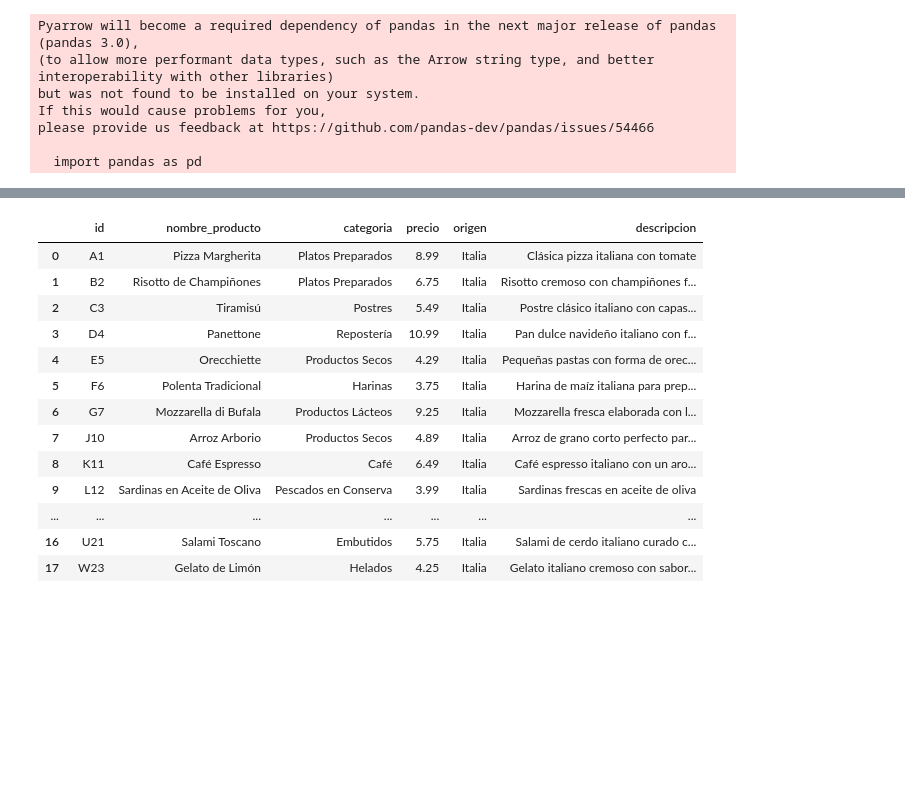
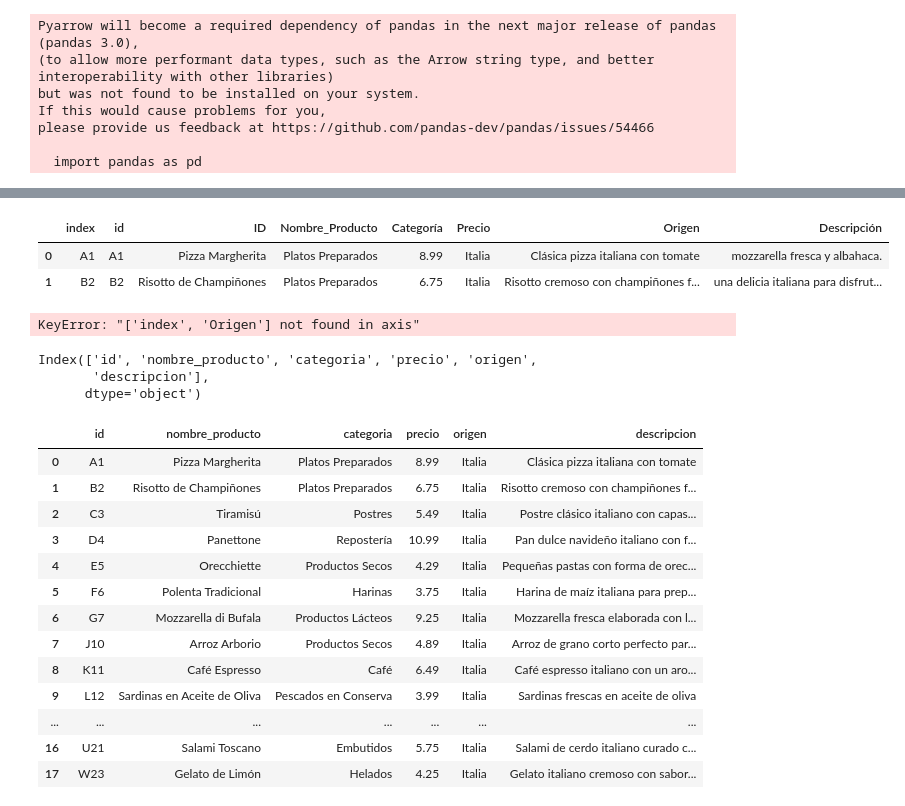
Before and after one commit to Dondiz/PromoG-Modulo3-Sprint2-Pair-Isa_Nerea, a Jupyter notebook: ETL I/lectura-info.ipynb, the cells around one changed output, grey strips where cells are left out. Drawn from its saved outputs; the diff is of its cells as text; code cells hidden in the pictures; blank space fills up the shorter version.

```diff
--- a/ETL I/lectura-info.ipynb
+++ b/ETL I/lectura-info.ipynb
@@ -45,0 +29,8 @@ productos.head()
+# %%
+productos.insert(0, 'id', productos.index)
+# %%
+productos.reset_index(inplace=True)
+# %% [output]
+|  | index | id | ID | Nombre_Producto | Categoría | Precio | Origen | Descripción |
+| 0 | A1 | A1 | Pizza Margherita | Platos Preparados | 8.99 | Italia | Clásica pizza italiana con tomate | mozzarella fresca y albahaca. |
+| 1 | B2 | B2 | Risotto de Champiñones | Platos Preparados | 6.75 | Italia | Risotto cremoso con champiñones f... | una delicia italiana para disfrut... |
@@ -45,0 +40,4 @@ productos.head()
+# %%
+productos.drop(columns=['index', 'Origen'], axis=1, inplace=True)
+# %% [output]
+KeyError: "['index', 'Origen'] not found in axis"
@@ -46,3 +46,9 @@ productos.head()
+# %%
+productos.columns
+# %% [output]
+Index(['id', 'nombre_producto', 'categoria', 'precio', 'origen',
+       'descripcion'],
+      dtype='object')
 # %%
 productos2 = pd.DataFrame({'id' : id_productos, 'nombre_producto': list(productos['ID']), 'categoria': list(productos['Nombre_Producto']), 'precio': list(productos['Categoría']), 'origen': list(productos['Precio']), 'descripcion': list(productos['Origen'])})
 productos2
```
Also changed, not shown: parts of 8 cells of this notebook, 3 other files.
